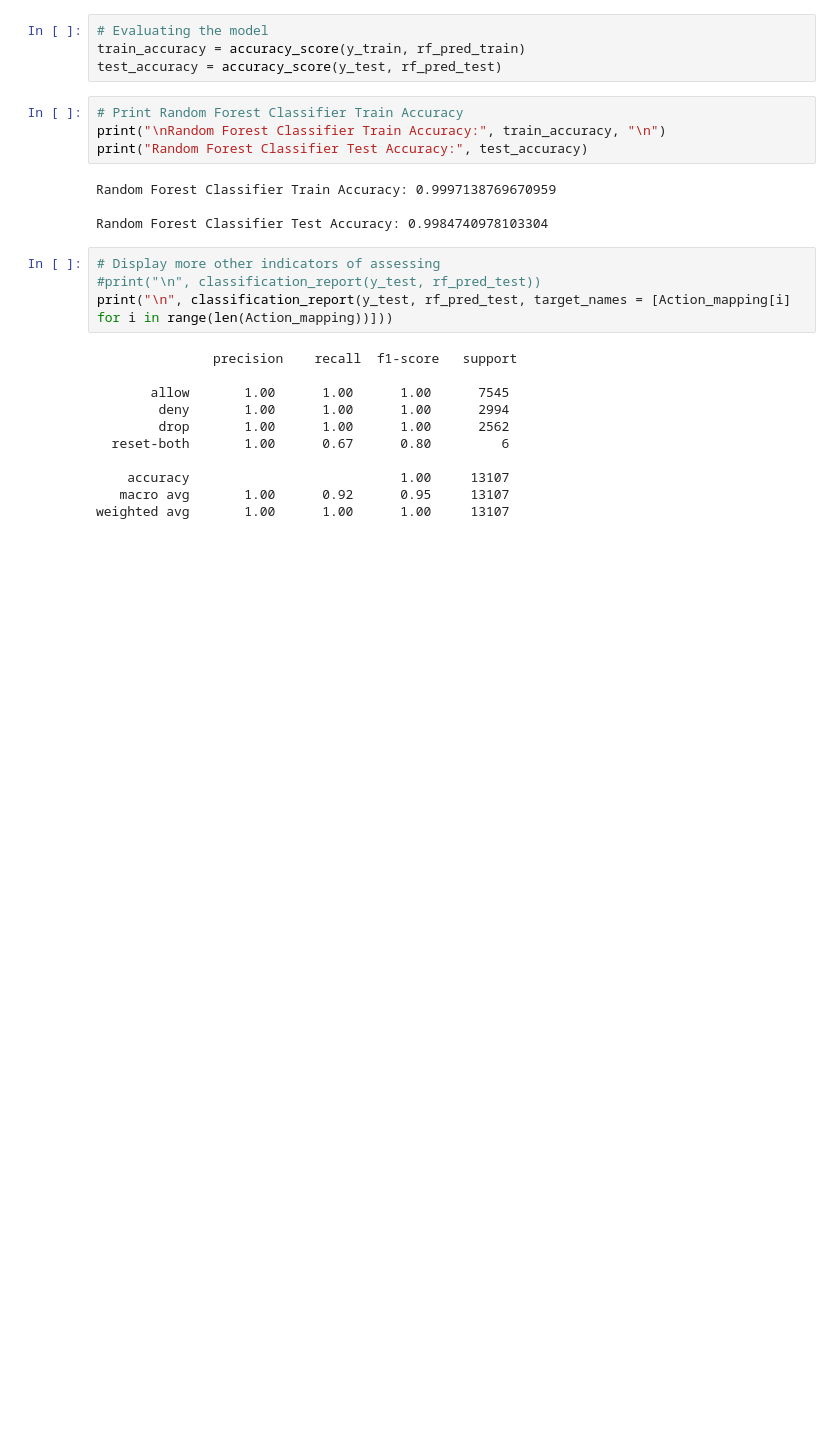
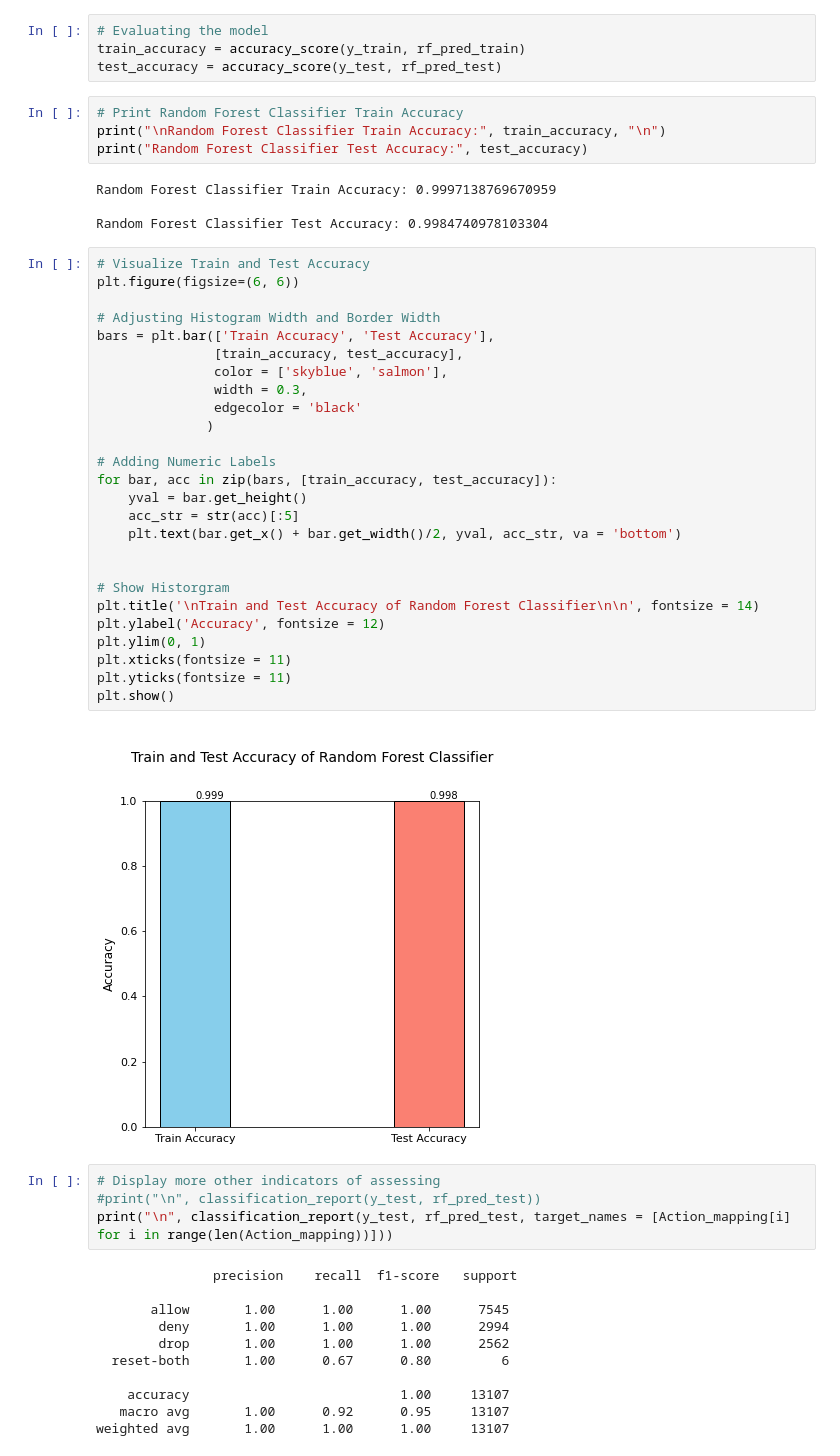
Before and after one commit to Awa25/ML_CA1, a Jupyter notebook: ChiaHuaLin_ML_CA1.ipynb, the cells around one changed output. Saved outputs shown, nothing was run; the diff lists cells and outputs as text; blank space fills up the shorter version.

```diff
--- a/ChiaHuaLin_ML_CA1.ipynb
+++ b/ChiaHuaLin_ML_CA1.ipynb
@@ -362,6 +362,34 @@ print("Random Forest Classifier Test Accuracy:", test_accuracy)
 Random Forest Classifier Train Accuracy: 0.9997138769670959
 
 Random Forest Classifier Test Accuracy: 0.9984740978103304
+# %%
+# Visualize Train and Test Accuracy
+plt.figure(figsize=(6, 6))
+
+# Adjusting Histogram Width and Border Width
+bars = plt.bar(['Train Accuracy', 'Test Accuracy'],
+               [train_accuracy, test_accuracy],
+               color = ['skyblue', 'salmon'],
+               width = 0.3,
+               edgecolor = 'black'
+              )
+
+# Adding Numeric Labels
+for bar, acc in zip(bars, [train_accuracy, test_accuracy]):
+    yval = bar.get_height()
+    acc_str = str(acc)[:5]
+    plt.text(bar.get_x() + bar.get_width()/2, yval, acc_str, va = 'bottom')
+
+
+# Show Historgram
+plt.title('\nTrain and Test Accuracy of Random Forest Classifier\n\n', fontsize = 14)
+plt.ylabel('Accuracy', fontsize = 12)
+plt.ylim(0, 1)
+plt.xticks(fontsize = 11)
+plt.yticks(fontsize = 11)
+plt.show()
+# %% [output]
+[figure, added]
 # %%
 # Display more other indicators of assessing
 #print("\n", classification_report(y_test, rf_pred_test))
```
Also changed, not shown: parts of 14 cells of this notebook.
